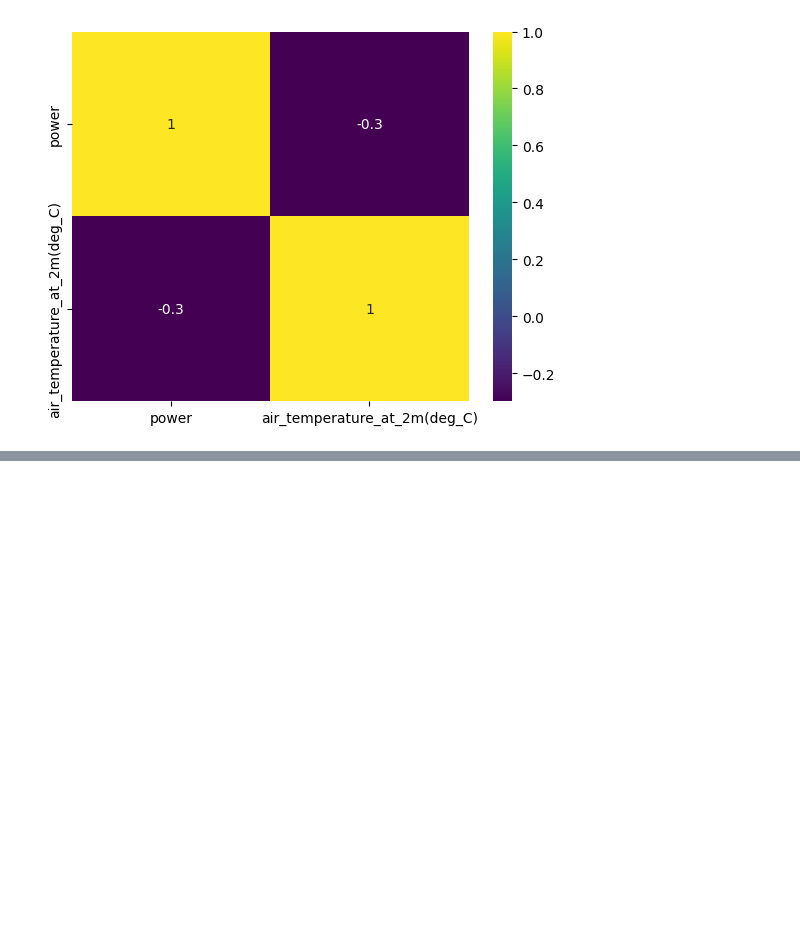
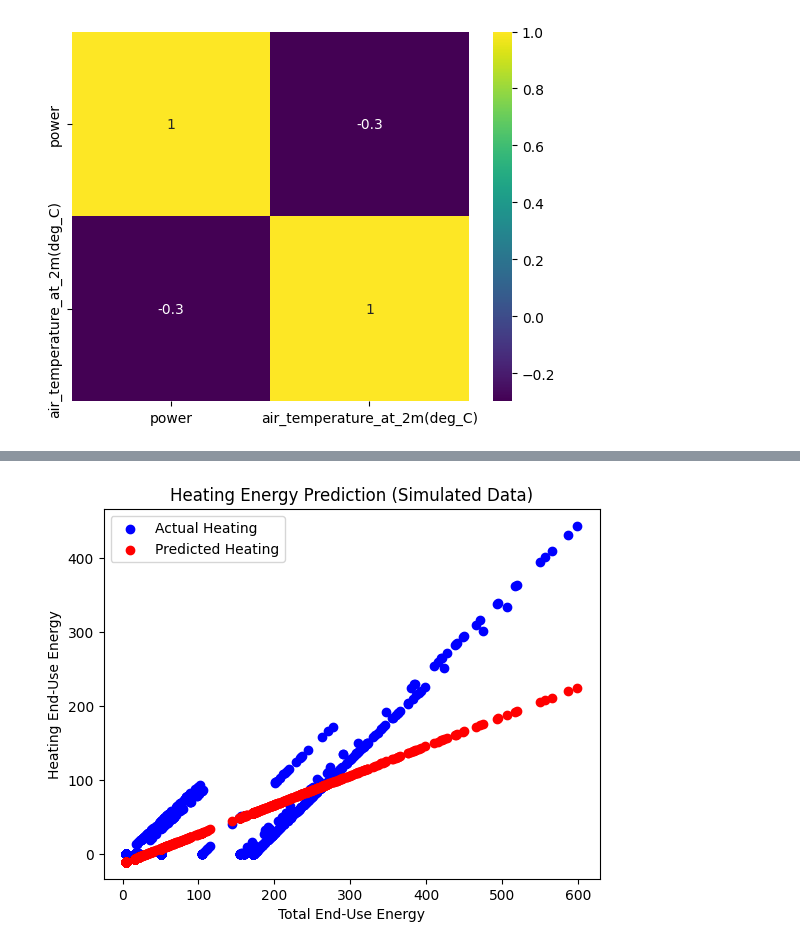
Before and after one commit to tenseisoham/payday, a Jupyter notebook: code/time_series_trial.ipynb, the cells around one changed output, grey strips where cells are left out. Drawn from its saved outputs; the diff is of its cells as text; code cells hidden in the pictures; blank space fills up the shorter version.

Commit message:
update time series trial w simulated baseline

```diff
--- a/code/time_series_trial.ipynb
+++ b/code/time_series_trial.ipynb
@@ -157,0 +204,4 @@ import numpy as np
+# %%
+# # Remove rows with NaN values from both simulated and real data
+sim_den=sim_den.fillna(0)
+real_den=real_den.fillna(0)
@@ -157,0 +216,76 @@ import numpy as np
+# %%
+import pandas as pd
+import numpy as np
+import matplotlib.pyplot as plt
+from sklearn.model_selection import train_test_split
+from sklearn.linear_model import LinearRegression
+from sklearn.metrics import mean_squared_error
+
+# Simulated data columns
+simulated_cols = ['Lighting end-use energy', 'Miscellaneous equipment end-use energy',
+                  'Heating end-use energy', 'Vent fan end-use energy', 'Total end-use energy']
+
+# Prepare training data
+X_simulated = sim_den[['Total end-use energy']].values
+y_simulated = sim_den[['Heating end-use energy']].values
+# %%
+
+
+
+
+# Check the number of samples
+num_samples = len(X_simulated)
+num_samples2 = len(y_simulated)
+print(num_samples,num_samples2)
+# Train-test split for model validation
+X_train, X_test, y_train, y_test = train_test_split(X_simulated, y_simulated, test_size=0.2, random_state=42)
+
+# Train the model
+model = LinearRegression()
+model.fit(X_train, y_train)
+
+# Predict on the test set
+y_pred = model.predict(X_test)
+
+# Evaluate the model
+mse = mean_squared_error(y_test, y_pred)
+print(f'Mean Squared Error: {mse}')
+
+# Visualize the fit
+plt.scatter(X_test, y_test, color='blue', label='Actual Heating')
+plt.scatter(X_test, y_pred, color='red', label='Predicted Heating')
+plt.title('Heating Energy Prediction (Simulated Data)')
+plt.xlabel('Total End-Use Energy')
+plt.ylabel('Heating End-Use Energy')
+plt.legend()
+plt.show()
+
+# Apply the model to the real data
+real_total_energy = real_den['main_meter(kW)'].values.reshape(-1, 1)
+
+# Predict heating energy for the real data
+real_heating_pred = model.predict(real_total_energy)
+
+# Add predicted heating energy to the real data
+real_den['Predicted Heating Energy (kW)'] = real_heating_pred
+
+# Visualize the heating component over time
+plt.figure(figsize=(10, 6))
+plt.plot(real_den['timestamp'], real_den['Predicted Heating Energy (kW)'], label='Predicted Heating Energy', color='red')
+plt.title('Predicted Heating Energy Over Time (Real Building)')
+plt.xlabel('Timestamp')
+plt.ylabel('Predicted Heating Energy (kW)')
+plt.xticks(rotation=45)
+plt.legend()
+plt.show()
+
+# Compare the distribution of heating energy in real vs simulated
+plt.figure(figsize=(8, 6))
+plt.hist(sim_den['Heating end-use energy'], bins=50, alpha=0.5, label='Simulated Heating')
+plt.hist(real_den['Predicted Heating Energy (kW)'], bins=50, alpha=0.5, label='Real Predicted Heating')
+plt.title('Distribution of Heating Energy (Simulated vs Real)')
+plt.xlabel('Heating Energy (kW)')
+plt.ylabel('Frequency')
+plt.legend()
+plt.show()
+# %% [output]
@@ -157,0 +294 @@ import numpy as np
+[figure, added]
```
Also changed, not shown: parts of 15 cells of this notebook.
